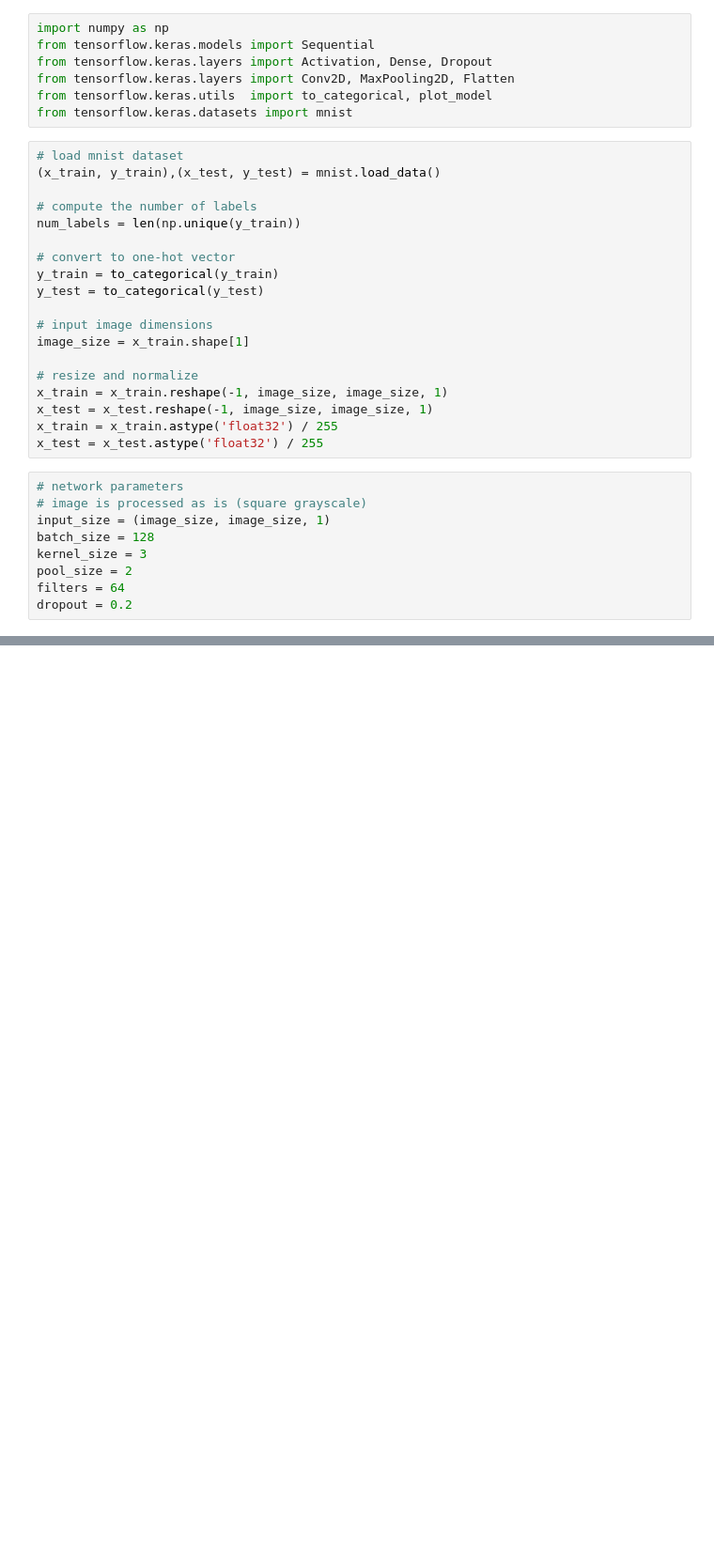
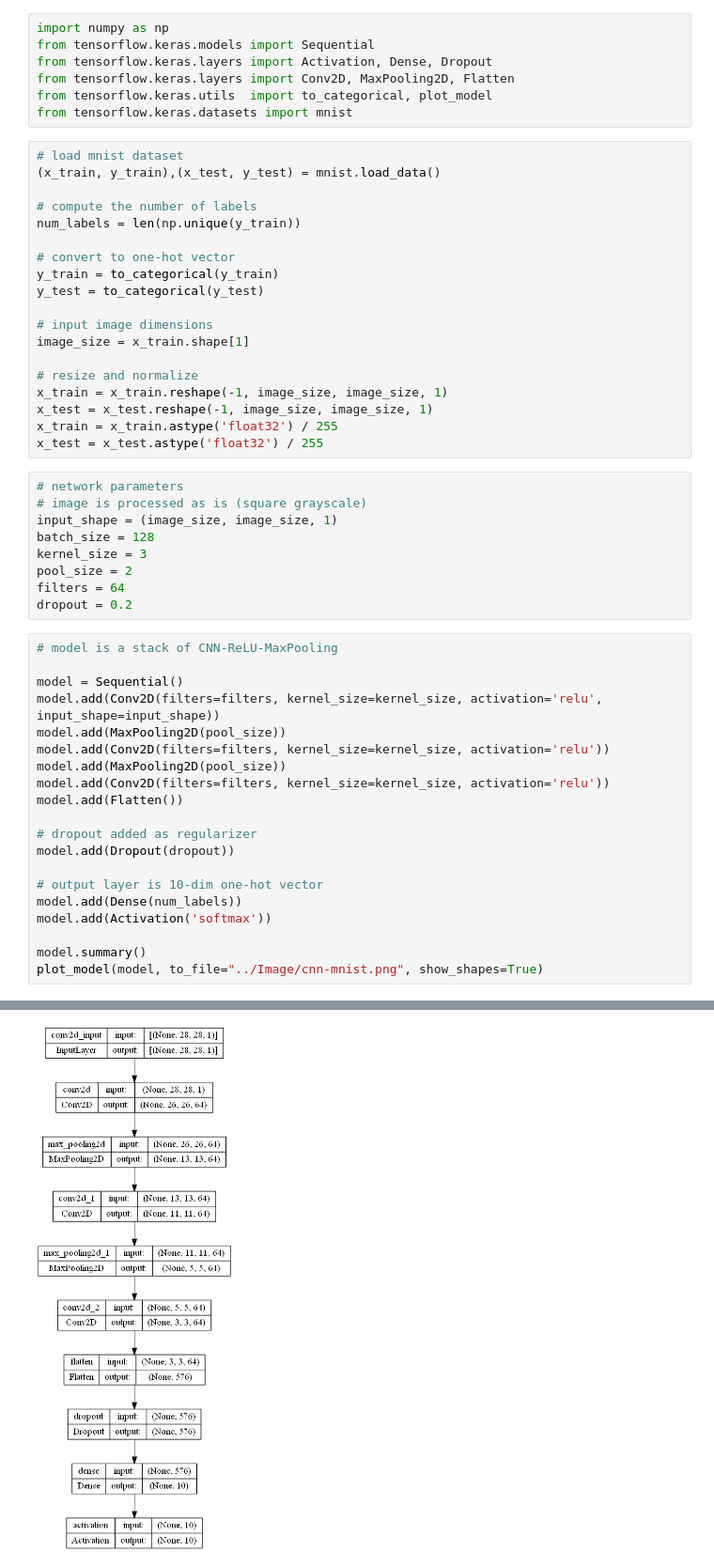
Before and after one commit to rubinkim/AdvancedDeepLearning, a Jupyter notebook: 1_4_CNN/cnn-mnist-141.ipynb, the cells around one changed output, grey strips where cells are left out. Shown: that part at 94% size. Drawn from its saved outputs; the diff is of its cells as text; blank space fills up the shorter version.

Commit message:
plot_model

```diff
--- a/1_4_CNN/cnn-mnist-141.ipynb
+++ b/1_4_CNN/cnn-mnist-141.ipynb
@@ -27,9 +27,30 @@ x_test = x_test.astype('float32') / 255
 # %%
 # network parameters
 # image is processed as is (square grayscale)
-input_size = (image_size, image_size, 1)
+input_shape = (image_size, image_size, 1)
 batch_size = 128
 kernel_size = 3
 pool_size = 2
 filters = 64
 dropout = 0.2
+# %%
+# model is a stack of CNN-ReLU-MaxPooling
+
+model = Sequential()
+model.add(Conv2D(filters=filters, kernel_size=kernel_size, activation='relu', input_shape=input_shape))
+model.add(MaxPooling2D(pool_size))
+model.add(Conv2D(filters=filters, kernel_size=kernel_size, activation='relu'))
+model.add(MaxPooling2D(pool_size))
+model.add(Conv2D(filters=filters, kernel_size=kernel_size, activation='relu'))
+model.add(Flatten())
+
+# dropout added as regularizer
+model.add(Dropout(dropout))
+
+# output layer is 10-dim one-hot vector
+model.add(Dense(num_labels))
+model.add(Activation('softmax'))
+
+model.summary()
+plot_model(model, to_file="../Image/cnn-mnist.png", show_shapes=True)
+# %% [output]
@@ -35,0 +74 @@ dropout = 0.2
+[figure, added]
```
Also changed, not shown: parts of 2 cells of this notebook, 1 other file.
